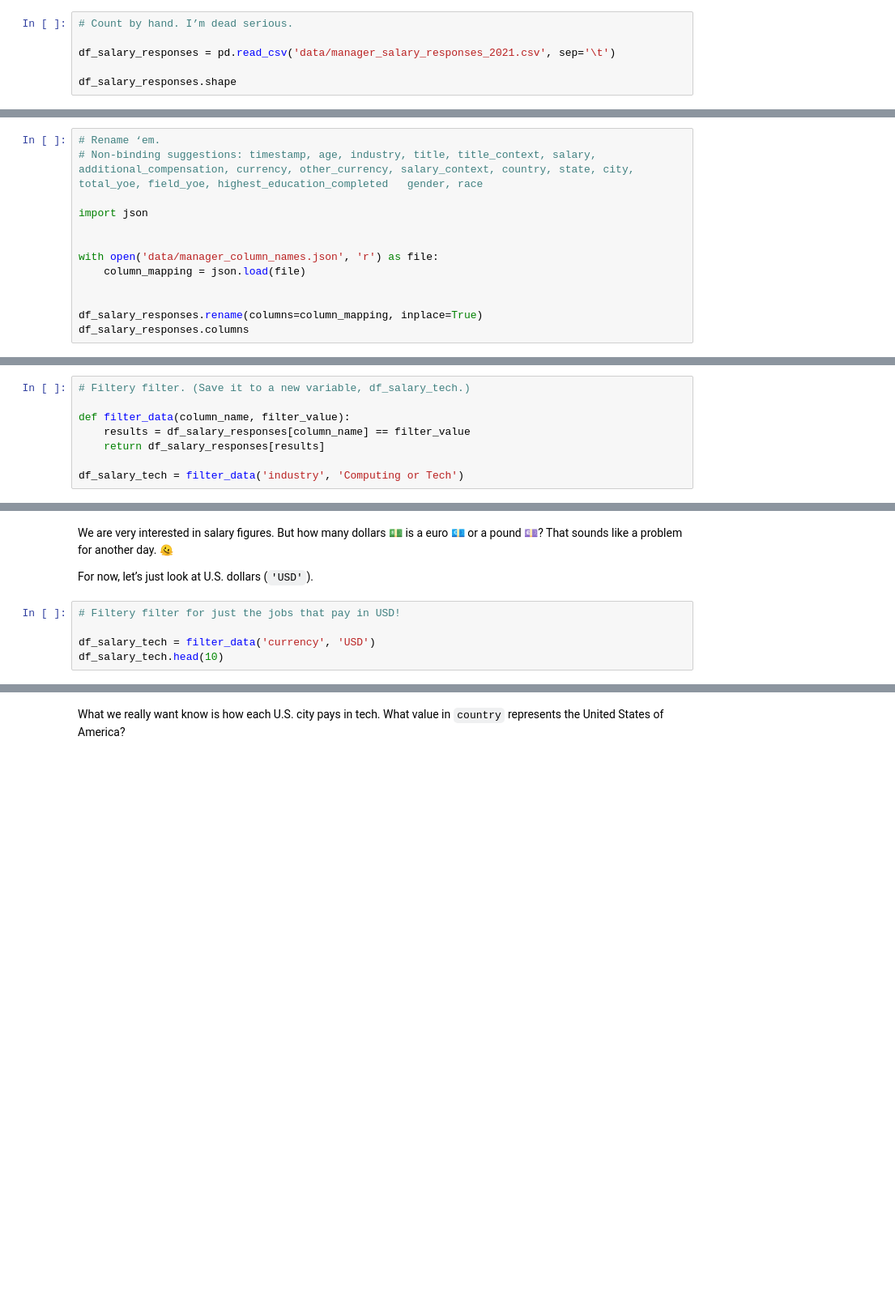
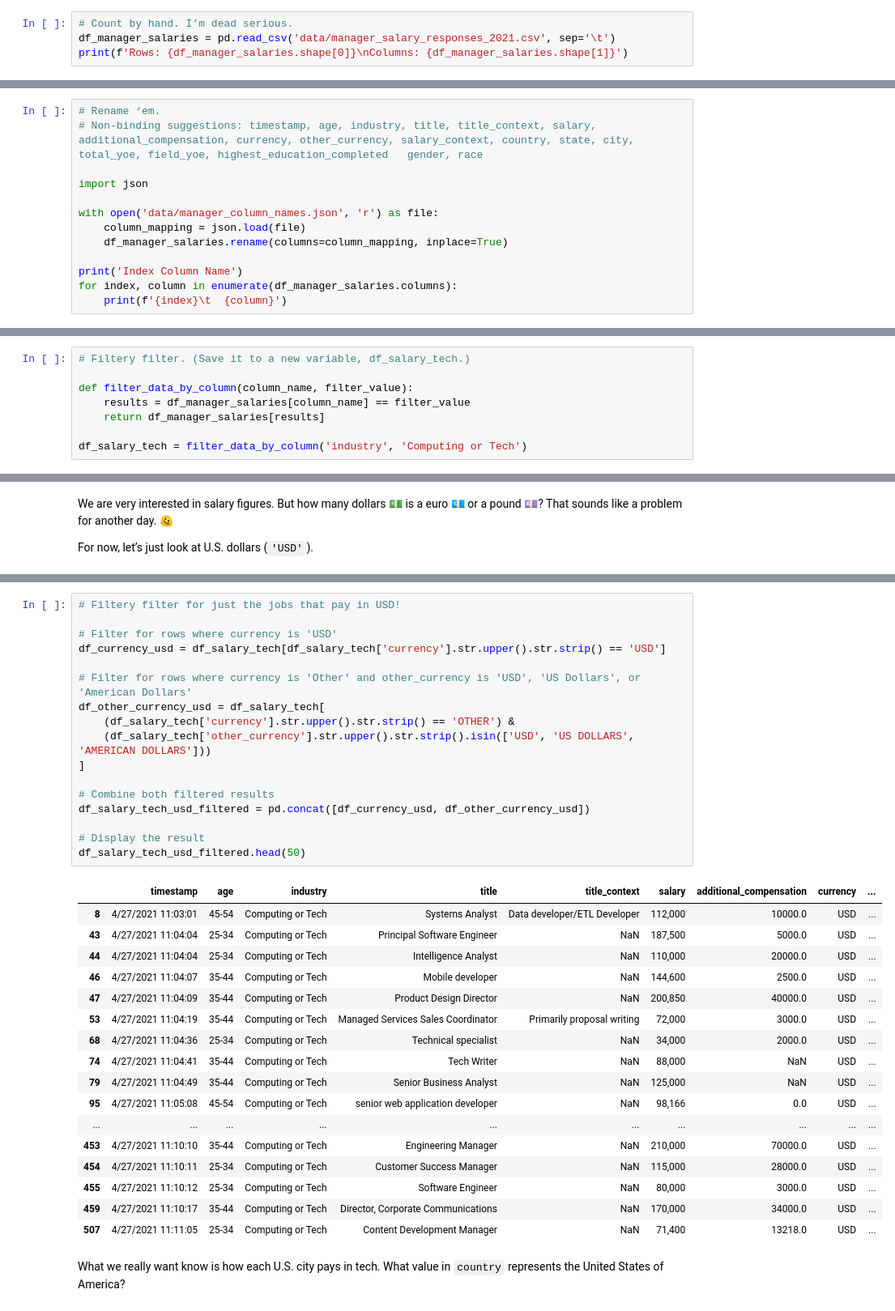
Before and after one commit to kyleryxn/2024-DS-Wed, a Jupyter notebook: Week-02-DS-Overview-and-Data/Exercise-KS.ipynb, the cells around one changed output, grey strips where cells are left out. Shown: that part at 81% size. Drawn from its saved outputs; the diff is of its cells as text; blank space fills up the shorter version.

```diff
--- a/Week-02-DS-Overview-and-Data/Exercise-KS.ipynb
+++ b/Week-02-DS-Overview-and-Data/Exercise-KS.ipynb
@@ -167,8 +177,6 @@ You know the drill.
 How much data did you just load?
 # %%
 # Count by hand. I’m dead serious.
-
-df_salary_responses = pd.read_csv('data/manager_salary_responses_2021.csv', sep='\t')
-
-df_salary_responses.shape
+df_manager_salaries = pd.read_csv('data/manager_salary_responses_2021.csv', sep='\t')
+print(f'Rows: {df_manager_salaries.shape[0]}\nColumns: {df_manager_salaries.shape[1]}')
 # %% [output]
@@ -207,11 +216,11 @@ Oh… Ugh! Give these columns easier names to work with first. 🙄
 
 import json
 
-
 with open('data/manager_column_names.json', 'r') as file:
     column_mapping = json.load(file)
+    df_manager_salaries.rename(columns=column_mapping, inplace=True)
 
-
-df_salary_responses.rename(columns=column_mapping, inplace=True)
-df_salary_responses.columns
+print('Index Column Name')
+for index, column in enumerate(df_manager_salaries.columns):
+    print(f'{index}\t  {column}')
 # %% [output]
@@ -248,11 +271,11 @@ That value among the top 5 is what you’re looking for innit? Filter out all th
 # %%
 # Filtery filter. (Save it to a new variable, df_salary_tech.)
 
-def filter_data(column_name, filter_value):
-    results = df_salary_responses[column_name] == filter_value
-    return df_salary_responses[results]
+def filter_data_by_column(column_name, filter_value):
+    results = df_manager_salaries[column_name] == filter_value
+    return df_manager_salaries[results]
 
-df_salary_tech = filter_data('industry', 'Computing or Tech')
+df_salary_tech = filter_data_by_column('industry', 'Computing or Tech')
 # %% [markdown]
 Do a sanity check to make sure that the only values you kept are the one you are filtered for.
 # %%
@@ -275,8 +298,3 @@ df_salary_tech.head(10)
 We are very interested in salary figures. But how many dollars 💵 is a euro 💶 or a pound 💷? That sounds like a problem for another day. 🫠
 
 For now, let’s just look at U.S. dollars (`'USD'`).
-# %%
-# Filtery filter for just the jobs that pay in USD!
-
-df_salary_tech = filter_data('currency', 'USD')
-df_salary_tech.head(10)
@@ -295,3 +301,38 @@ df_salary_tech.head(10)
+# %%
+# Filtery filter for just the jobs that pay in USD!
+
+# Filter for rows where currency is 'USD'
+df_currency_usd = df_salary_tech[df_salary_tech['currency'].str.upper().str.strip() == 'USD']
+
+# Filter for rows where currency is 'Other' and other_currency is 'USD', 'US Dollars', or 'American Dollars'
+df_other_currency_usd = df_salary_tech[
+    (df_salary_tech['currency'].str.upper().str.strip() == 'OTHER') &
+    (df_salary_tech['other_currency'].str.upper().str.strip().isin(['USD', 'US DOLLARS', 'AMERICAN DOLLARS']))
+]
+
+# Combine both filtered results
+df_salary_tech_usd_filtered = pd.concat([df_currency_usd, df_other_currency_usd])
+
+# Display the result
+df_salary_tech_usd_filtered.head(50)
+# %% [output]
+|  | timestamp | age | industry | title | title_context | salary | additional_compensation | currency | ... |
+| 8 | 4/27/2021 11:03:01 | 45-54 | Computing or Tech | Systems Analyst | Data developer/ETL Developer | 112,000 | 10000.0 | USD | ... |
+| 43 | 4/27/2021 11:04:04 | 25-34 | Computing or Tech | Principal Software Engineer | NaN | 187,500 | 5000.0 | USD | ... |
+| 44 | 4/27/2021 11:04:04 | 25-34 | Computing or Tech | Intelligence Analyst | NaN | 110,000 | 20000.0 | USD | ... |
+| 46 | 4/27/2021 11:04:07 | 35-44 | Computing or Tech | Mobile developer | NaN | 144,600 | 2500.0 | USD | ... |
+| 47 | 4/27/2021 11:04:09 | 35-44 | Computing or Tech | Product Design Director | NaN | 200,850 | 40000.0 | USD | ... |
+| 53 | 4/27/2021 11:04:19 | 35-44 | Computing or Tech | Managed Services Sales Coordinator | Primarily proposal writing | 72,000 | 3000.0 | USD | ... |
+| 68 | 4/27/2021 11:04:36 | 25-34 | Computing or Tech | Technical specialist | NaN | 34,000 | 2000.0 | USD | ... |
+| 74 | 4/27/2021 11:04:41 | 35-44 | Computing or Tech | Tech Writer | NaN | 88,000 | NaN | USD | ... |
+| 79 | 4/27/2021 11:04:49 | 35-44 | Computing or Tech | Senior Business Analyst | NaN | 125,000 | NaN | USD | ... |
+| 95 | 4/27/2021 11:05:08 | 45-54 | Computing or Tech | senior web application developer | NaN | 98,166 | 0.0 | USD | ... |
+| ... | ... | ... | ... | ... | ... | ... | ... | ... | ... |
+| 453 | 4/27/2021 11:10:10 | 35-44 | Computing or Tech | Engineering Manager | NaN | 210,000 | 70000.0 | USD | ... |
+| 454 | 4/27/2021 11:10:11 | 25-34 | Computing or Tech | Customer Success Manager | NaN | 115,000 | 28000.0 | USD | ... |
+| 455 | 4/27/2021 11:10:12 | 25-34 | Computing or Tech | Software Engineer | NaN | 80,000 | 3000.0 | USD | ... |
+| 459 | 4/27/2021 11:10:17 | 35-44 | Computing or Tech | Director, Corporate Communications | NaN | 170,000 | 34000.0 | USD | ... |
+| 507 | 4/27/2021 11:11:05 | 25-34 | Computing or Tech | Content Development Manager | NaN | 71,400 | 13218.0 | USD | ... |
 # %% [markdown]
 What we really want know is how each U.S. city pays in tech. What value in `country` represents the United States of America?
 # %%
```
Also changed, not shown: parts of 29 cells of this notebook, 2 other files.
